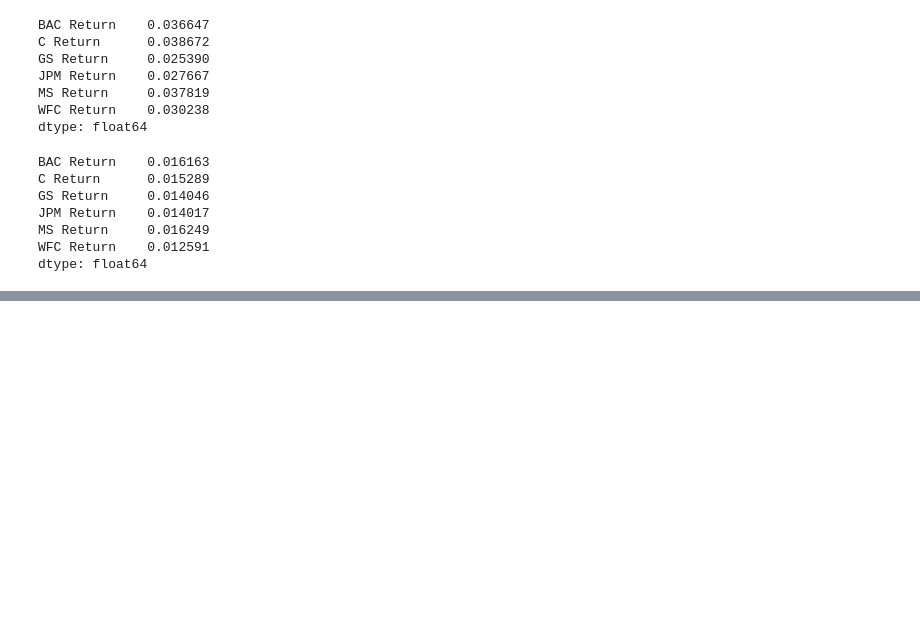
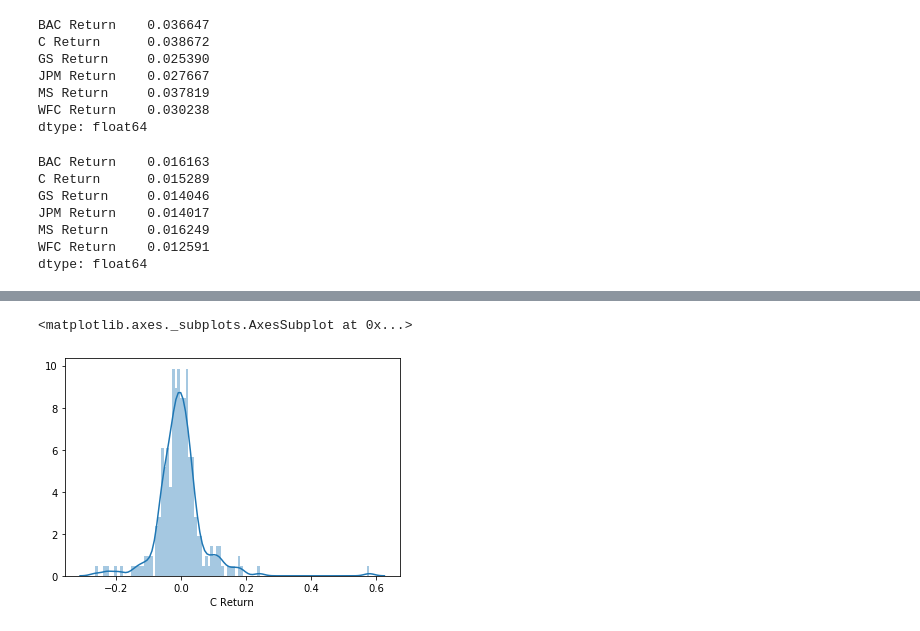
Before and after one commit to JujarP/finance_project, a Jupyter notebook: finance_project.ipynb, the cells around one changed output, grey strips where cells are left out. Saved outputs shown, nothing was run; the diff lists cells and outputs as text; code cells hidden in the pictures; blank space fills up the shorter version.

```diff
--- a/finance_project.ipynb
+++ b/finance_project.ipynb
@@ -131,0 +138,6 @@ dtype: float64
+# %%
+# DIST PLOT OF CITIGROUP 2008 RETURNS
+sns.distplot(returns.loc['2008-01-01':'2008-12-31']['C Return'],bins=100)
+# %% [output]
+<matplotlib.axes._subplots.AxesSubplot at 0x...>
+[figure, added]
```
Also changed, not shown: parts of 1 cell of this notebook.
